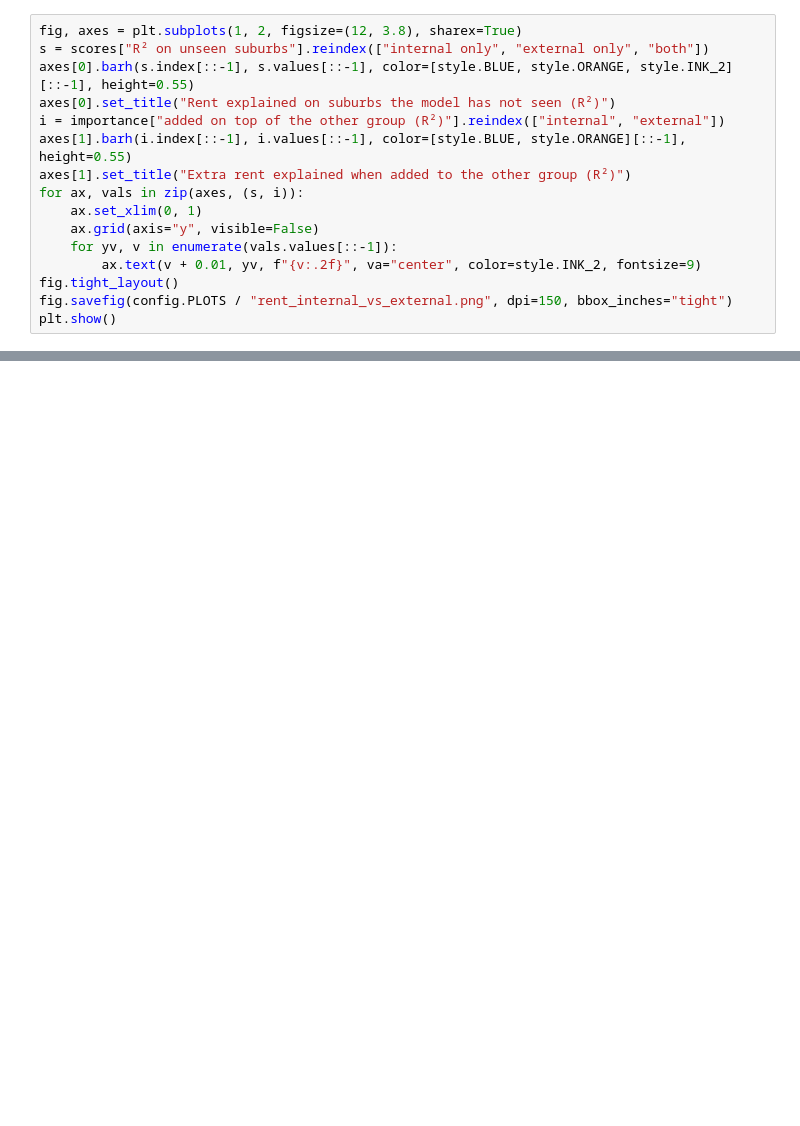
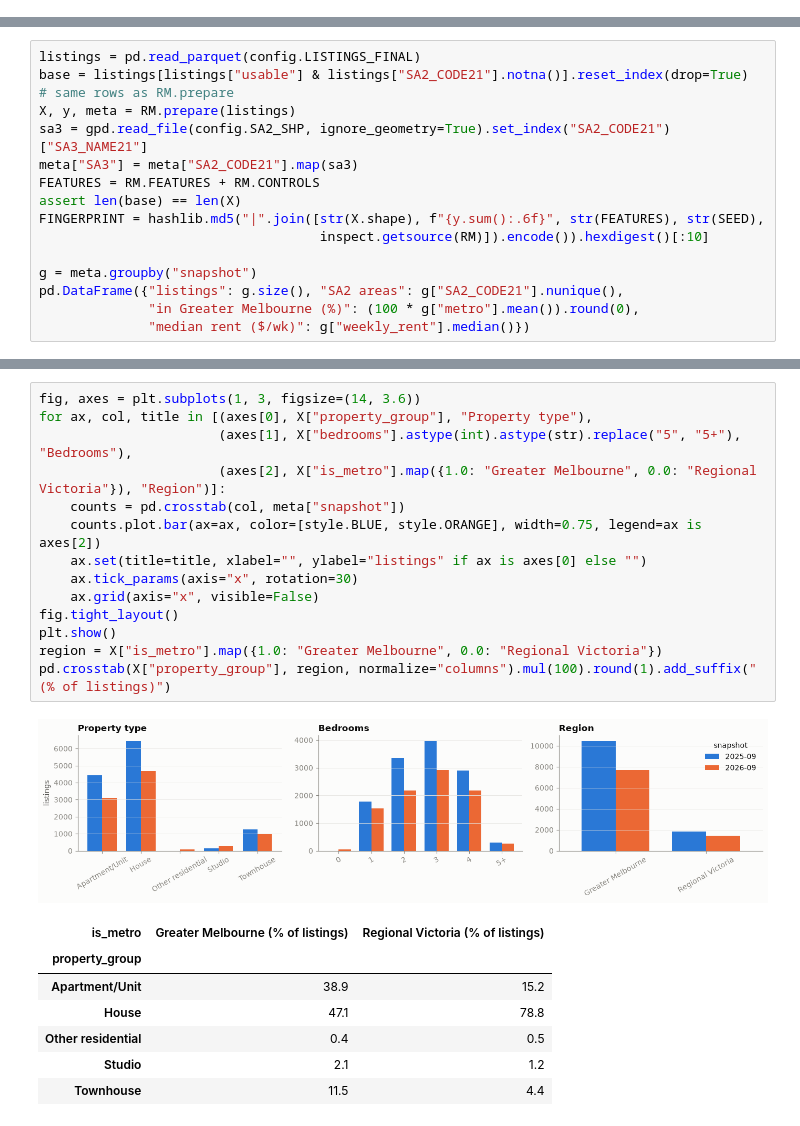
Before and after one commit to mdharmawan19/industry-project-group-55, a Jupyter notebook: notebooks/06_rent_drivers.ipynb, the cells around one changed output, grey strips where cells are left out. Saved outputs shown, nothing was run; the diff lists cells and outputs as text; blank space fills up the shorter version.

Commit message:
Final tidy-up: replace old 06 with 06b (renamed to 06), add 00_summary, update README and references, remove stray repo entry

```diff
--- a/notebooks/06_rent_drivers.ipynb
+++ b/notebooks/06_rent_drivers.ipynb
@@ -372,16 +0,0 @@ Train on 2025, test on 2026: R² 0.768, median error 8.1% of rent, typical 2026/
-# %%
-fig, axes = plt.subplots(1, 2, figsize=(12, 3.8), sharex=True)
-s = scores["R² on unseen suburbs"].reindex(["internal only", "external only", "both"])
-axes[0].barh(s.index[::-1], s.values[::-1], color=[style.BLUE, style.ORANGE, style.INK_2][::-1], height=0.55)
-axes[0].set_title("Rent explained on suburbs the model has not seen (R²)")
-i = importance["added on top of the other group (R²)"].reindex(["internal", "external"])
-axes[1].barh(i.index[::-1], i.values[::-1], color=[style.BLUE, style.ORANGE][::-1], height=0.55)
-axes[1].set_title("Extra rent explained when added to the other group (R²)")
-for ax, vals in zip(axes, (s, i)):
-    ax.set_xlim(0, 1)
-    ax.grid(axis="y", visible=False)
-    for yv, v in enumerate(vals.values[::-1]):
-        ax.text(v + 0.01, yv, f"{v:.2f}", va="center", color=style.INK_2, fontsize=9)
-fig.tight_layout()
-fig.savefig(config.PLOTS / "rent_internal_vs_external.png", dpi=150, bbox_inches="tight")
-plt.show()
@@ -524,0 +76,15 @@ Demand was strong almost everywhere in 2025.
+# %%
+listings = pd.read_parquet(config.LISTINGS_FINAL)
+base = listings[listings["usable"] & listings["SA2_CODE21"].notna()].reset_index(drop=True)   # same rows as RM.prepare
+X, y, meta = RM.prepare(listings)
+sa3 = gpd.read_file(config.SA2_SHP, ignore_geometry=True).set_index("SA2_CODE21")["SA3_NAME21"]
+meta["SA3"] = meta["SA2_CODE21"].map(sa3)
+FEATURES = RM.FEATURES + RM.CONTROLS
+assert len(base) == len(X)
+FINGERPRINT = hashlib.md5("|".join([str(X.shape), f"{y.sum():.6f}", str(FEATURES), str(SEED),
+                                    inspect.getsource(RM)]).encode()).hexdigest()[:10]
+
+g = meta.groupby("snapshot")
+pd.DataFrame({"listings": g.size(), "SA2 areas": g["SA2_CODE21"].nunique(),
+              "in Greater Melbourne (%)": (100 * g["metro"].mean()).round(0),
+              "median rent ($/wk)": g["weekly_rent"].median()})
@@ -524,0 +185,23 @@ Demand was strong almost everywhere in 2025.
+# %%
+fig, axes = plt.subplots(1, 3, figsize=(14, 3.6))
+for ax, col, title in [(axes[0], X["property_group"], "Property type"),
+                       (axes[1], X["bedrooms"].astype(int).astype(str).replace("5", "5+"), "Bedrooms"),
+                       (axes[2], X["is_metro"].map({1.0: "Greater Melbourne", 0.0: "Regional Victoria"}), "Region")]:
+    counts = pd.crosstab(col, meta["snapshot"])
+    counts.plot.bar(ax=ax, color=[style.BLUE, style.ORANGE], width=0.75, legend=ax is axes[2])
+    ax.set(title=title, xlabel="", ylabel="listings" if ax is axes[0] else "")
+    ax.tick_params(axis="x", rotation=30)
+    ax.grid(axis="x", visible=False)
+fig.tight_layout()
+plt.show()
+region = X["is_metro"].map({1.0: "Greater Melbourne", 0.0: "Regional Victoria"})
+pd.crosstab(X["property_group"], region, normalize="columns").mul(100).round(1).add_suffix(" (% of listings)")
+# %% [output]
+[figure, added]
+| is_metro | Greater Melbourne (% of listings) | Regional Victoria (% of listings) |
+| property_group |  |  |
+| Apartment/Unit | 38.9 | 15.2 |
+| House | 47.1 | 78.8 |
+| Other residential | 0.4 | 0.5 |
+| Studio | 2.1 | 1.2 |
+| Townhouse | 11.5 | 4.4 |
```
Also changed, not shown: parts of 91 cells of this notebook, 9 other files.
